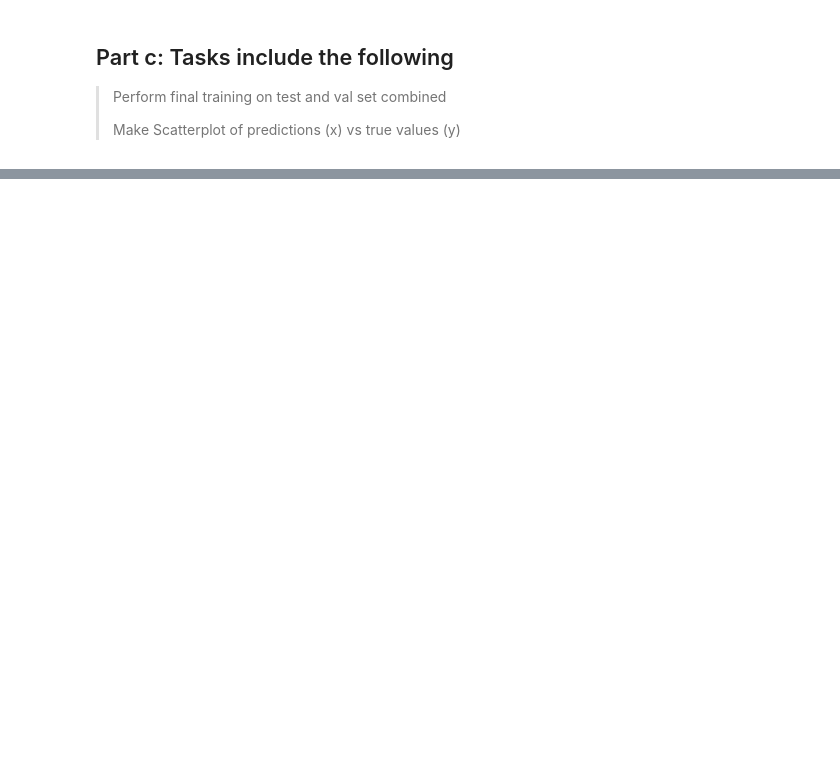
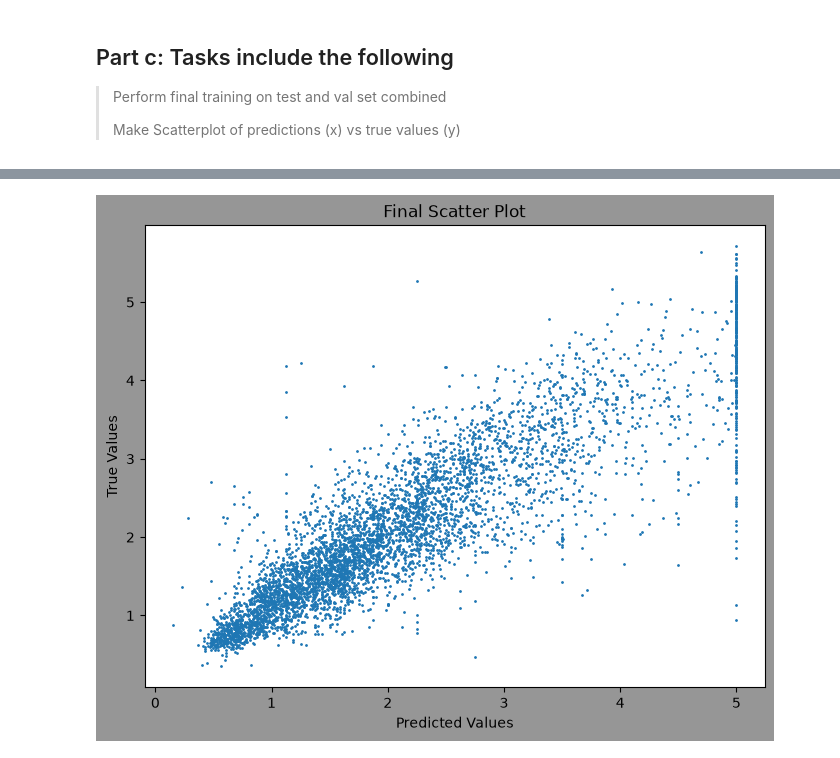
Before and after one commit to OverAmpJinx/NeuralPlayground, a Jupyter notebook: DL-Assignments/assigmnent1.ipynb, the cells around one changed output, grey strips where cells are left out. Saved outputs shown, nothing was run; the diff lists cells and outputs as text; code cells hidden in the pictures; blank space fills up the shorter version.

```diff
--- a/DL-Assignments/assigmnent1.ipynb
+++ b/DL-Assignments/assigmnent1.ipynb
@@ -245,6 +249,10 @@ plt.show()
 # %%
 # freshly transform the data, convert to tensors
 # we want to train with X_train_tot and y_train_tot
+# do the whole thing again with new dataset, less commentary :)
+
+batch_size = 16
+lr = 0.001
 
 finscaler = StandardScaler()
 X_train_tot_s = finscaler.fit_transform(X_train_tot)
@@ -267,9 +275,16 @@ final_model = nn.Sequential(
     nn.ReLU(),
     nn.Linear(64, 1)
 ).to(device)
-batch_size = 16
-lr = 0.001
+
 final_loss_fn = nn.MSELoss()
 final_optimizer = torch.optim.SGD(final_model.parameters(), lr=lr)
 
-train_losses, val_losses = training(final_model, final_loss_fn, final_optimizer, final_train_loader, X_test_tensor, y_test_tensor, epochs=100)
+# Final Training loop used with the function above
+train_losses, _ = training(final_model, final_loss_fn, final_optimizer, final_train_loader, epochs=100)
+
+# now evaluating
+final_model.eval()
+with torch.no_grad():
+    y_test_pred = final_model(X_test_tensor)
+    test_loss = final_loss_fn(y_test_pred, y_test_tensor.reshape(-1, 1))
+    print(f"Test Loss: {test_loss.item()}")
@@ -275,0 +304,12 @@ train_losses, val_losses = training(final_model, final_loss_fn, final_optimizer,
+# %%
+# Final Scatter plot comparing predictions (x) vs true values (y)
+
+with torch.no_grad():
+    plt.figure(figsize=(8, 6), facecolor="#969696")
+    plt.scatter(y_test_pred.cpu().numpy(), y_test_tensor.cpu().numpy(), s=1)
+    plt.xlabel('Predicted Values')
+    plt.ylabel('True Values')
+    plt.title('Final Scatter Plot')
+    plt.show()
+# %% [output]
+[figure, added]
```
Also changed, not shown: parts of 3 cells of this notebook.
